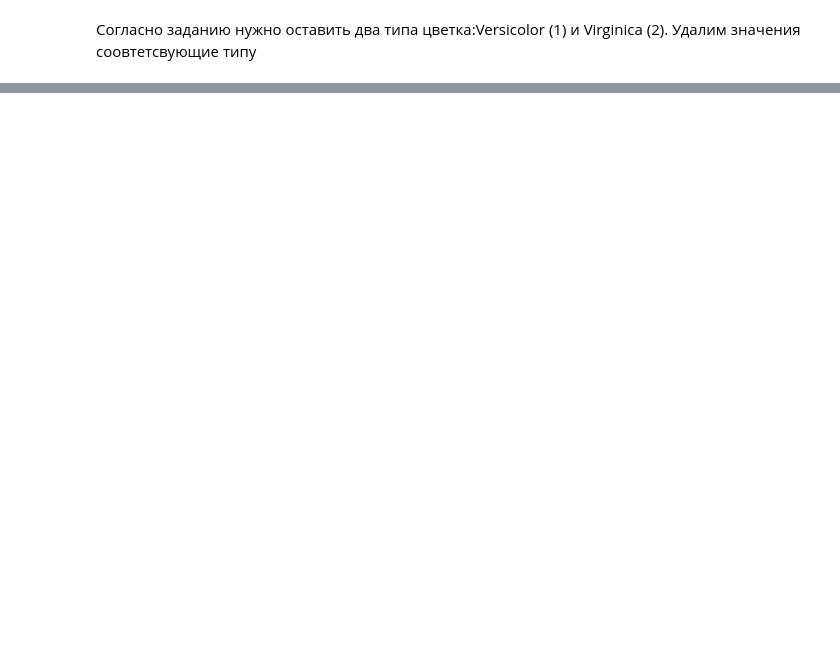
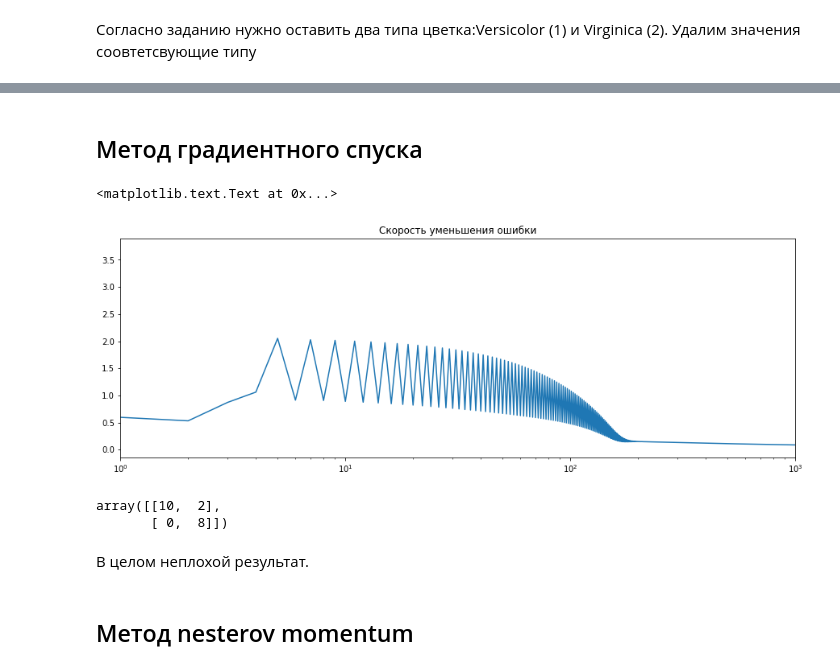
Before and after one commit to AlexeevVl/ML, a Jupyter notebook: HW8.ipynb, the cells around one changed output, grey strips where cells are left out. Cells and saved outputs as stored; diff of their text form; code cells hidden in the pictures; blank space fills up the shorter version.

```diff
--- a/HW8.ipynb
+++ b/HW8.ipynb
@@ -83,12 +37,0 @@ def model_predict(w, b, X, Y, learning_rate, no_iterations):
-# %%
-#Get number of features
-n_features = x_train.shape[1]
-print('Number of Features', n_features)
-w, b = weightInitialization(n_features)
-#Gradient Descent
-coeff, gradient, costs = model_predict(w, b, x_train, y_train, learning_rate=0.0001,no_iterations=4500)
-#Final prediction
-w = coeff["w"]
-b = coeff["b"]
-print('Optimized weights', w)
-print('Optimized intercept',b)
@@ -119,0 +38,46 @@ def predict(X,theta, threshold=0.5):
+# %%
+def sigmoid(x):
+    return 1/(1+np.exp(-x))
+
+def get_h(x,w,b):
+    return np.dot(w,x.T)+b
+
+def loss(x):
+    m = x.shape[0]
+    return 1/m*(np.sum())
+
+def predict(x,w):
+    return sigmoid(get_h(x,w,b))
+# %% [markdown]
+## Метод градиентного спуска
+# %%
+def gradien_descent(x,y,learning_rate,iterration):
+    w =np.ones(x.shape[1])
+    b = 0
+    cost = []
+    for i in range(iterration):
+        probs = sigmoid(get_h(x,w,b))
+        diff = probs - y
+        w = w - learning_rate*np.dot(x.T,diff)/x.shape[1]
+        cost.append(np.mean(-y*np.log(sigmoid(get_h(x,w,b)))-(1-y)*np.log(sigmoid(1-get_h(x,w,b)))))
+    return w, cost
+# %%
+w,cost = gradien_descent(x_train,y_train,0.01,30000)
+# %%
+fig , ax = plt.subplots(1,1,figsize=(15,5))
+ax.plot(cost)
+ax.set_xscale('log')
+ax.set_xlim(0,1000)
+ax.set_title('Скорость уменьшения ошибки')
+# %% [output]
+<matplotlib.text.Text at 0x...>
+[figure, added]
+# %%
+confusion_matrix(np.round(predict(x_test,w)),y_test)
+# %% [output]
+array([[10,  2],
+       [ 0,  8]])
+# %% [markdown]
+В целом неплохой результат.
+# %% [markdown]
+## Метод nesterov momentum
```
Also changed, not shown: parts of 21 cells of this notebook.
